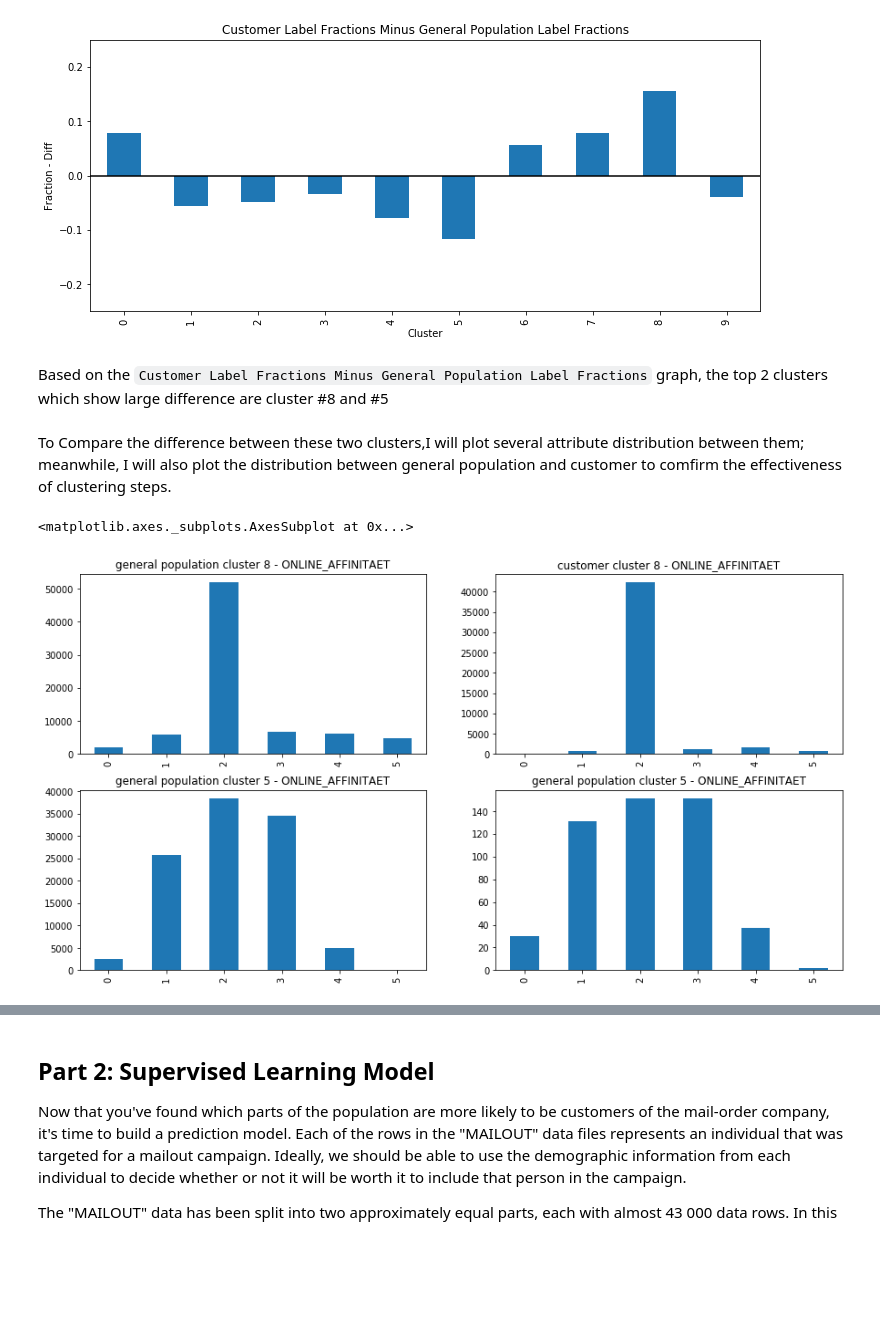
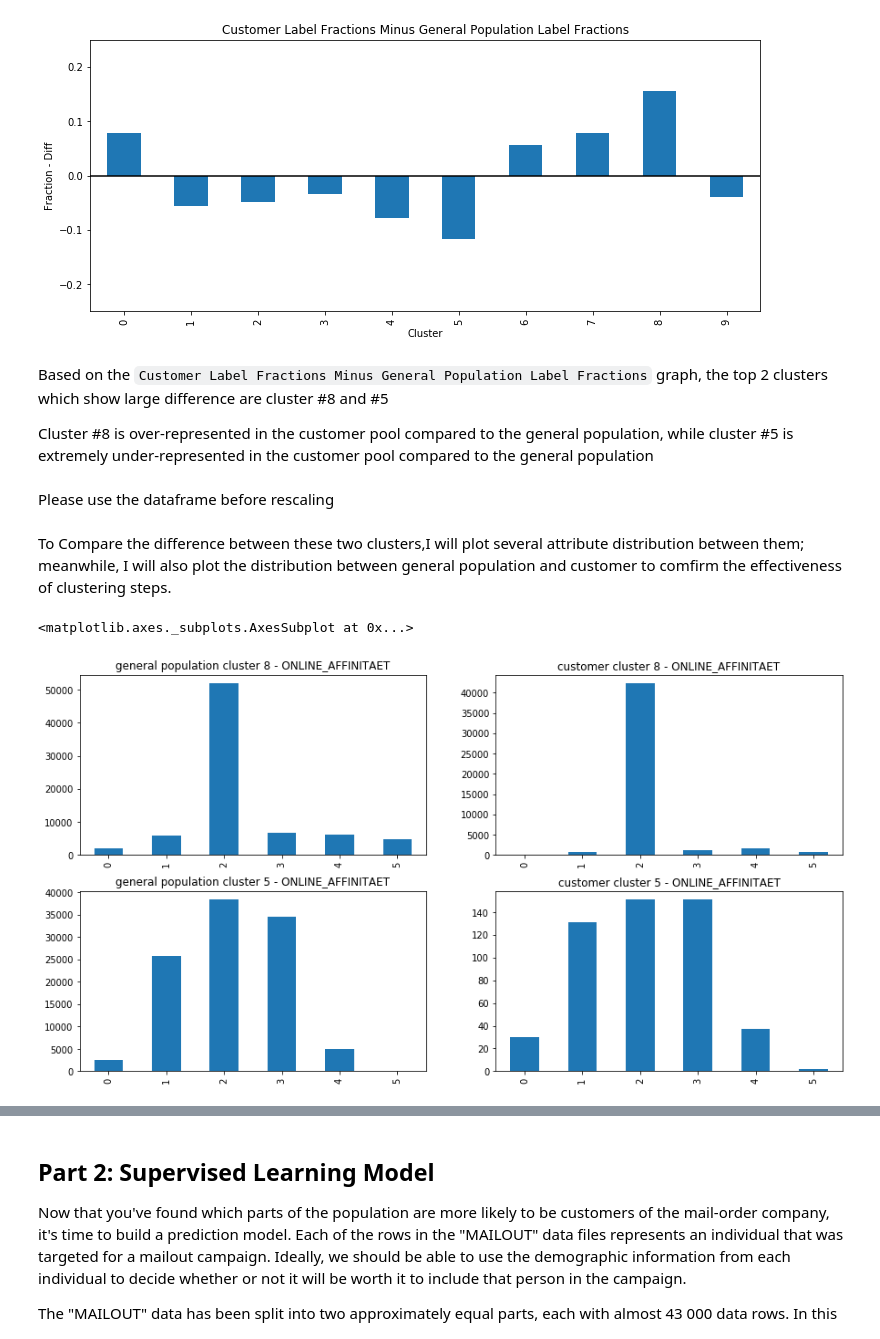
Before and after one commit to wanlipu/arvato, a Jupyter notebook: Arvato_Project_workbook_final_final.ipynb, the cells around one changed output, grey strips where cells are left out. Drawn from its saved outputs; the diff is of its cells as text; code cells hidden in the pictures; blank space fills up the shorter version.

```diff
--- a/Arvato_Project_workbook_final_final.ipynb
+++ b/Arvato_Project_workbook_final_final.ipynb
@@ -1339,6 +1339,10 @@ plt.show()
 [figure]
 # %% [markdown]
 Based on the `Customer Label Fractions Minus General Population Label Fractions` graph, the top 2 clusters which show large difference are cluster #8 and #5
+
+Cluster #8 is over-represented in the customer pool compared to the general population, while cluster #5 is extremely under-represented in the customer pool compared to the general population
+# %% [markdown]
+Please use the dataframe before rescaling
 # %%
 azdias_cluster_8 = azdias_select_cols.loc[azdias_labels==8, :]
 azdias_cluster_5 = azdias_select_cols.loc[azdias_labels==5, :]
@@ -1350,17 +1354,17 @@ To Compare the difference between these two clusters,I will plot several attribu
 # %%
 column_of_interest = 'ONLINE_AFFINITAET'
 fig, axs = plt.subplots(2, 2, figsize=(15, 8))
 azdias_cluster_8[column_of_interest].value_counts().sort_index().plot(
     kind='bar', ax=axs[0][0], title=f'general population cluster 8 - {column_of_interest}')
 customers_cluster_8[column_of_interest].value_counts().sort_index().plot(
     kind='bar', ax=axs[0][1], title=f'customer cluster 8 - {column_of_interest}')
 azdias_cluster_5[column_of_interest].value_counts().sort_index().plot(
     kind='bar', ax=axs[1][0], title=f'general population cluster 5 - {column_of_interest}')
 customers_cluster_5[column_of_interest].value_counts().sort_index().plot(
-    kind='bar', ax=axs[1][1], title=f'general population cluster 5 - {column_of_interest}')
+    kind='bar', ax=axs[1][1], title=f'customer cluster 5 - {column_of_interest}')
 # %% [output]
 <matplotlib.axes._subplots.AxesSubplot at 0x...>
-[figure, old version]
+[figure, new version]
 # %%
 column_of_interest = 'INNENSTADT'
 fig, axs = plt.subplots(2, 2, figsize=(15, 8))
```
Also changed, not shown: parts of 7 cells of this notebook.
